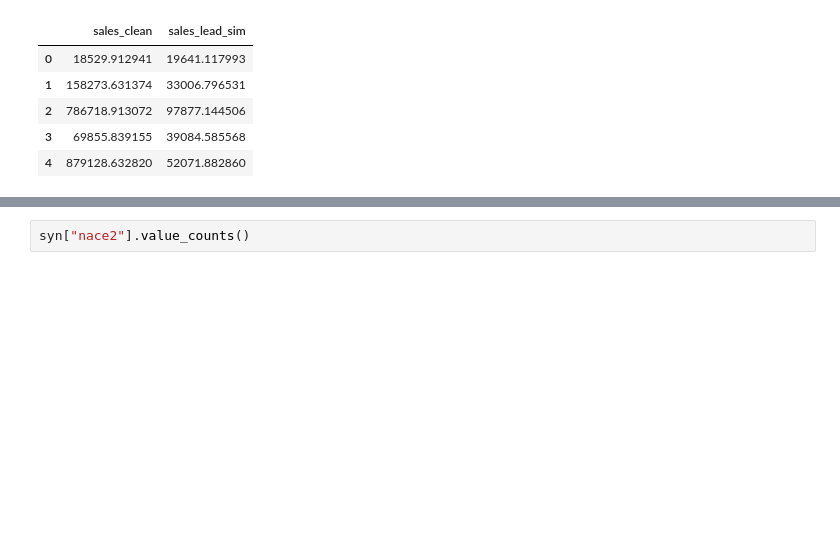
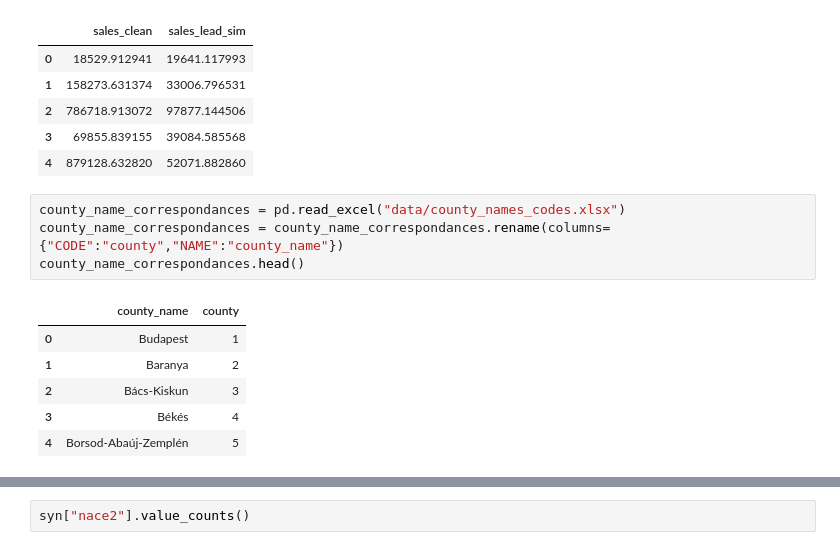
Before and after one commit to DanielBarabas/asz_course, a Jupyter notebook: create_data_10_30.ipynb, the cells around one changed output, grey strips where cells are left out. Drawn from its saved outputs; the diff is of its cells as text; blank space fills up the shorter version.

```diff
--- a/create_data_10_30.ipynb
+++ b/create_data_10_30.ipynb
@@ -421,3 +421,14 @@ syn[["sales_clean","sales_lead_sim"]].head()
 | 2 | 786718.913072 | 97877.144506 |
 | 3 | 69855.839155 | 39084.585568 |
 | 4 | 879128.632820 | 52071.882860 |
+# %%
+county_name_correspondances = pd.read_excel("data/county_names_codes.xlsx")
+county_name_correspondances = county_name_correspondances.rename(columns={"CODE":"county","NAME":"county_name"})
+county_name_correspondances.head()
+# %% [output]
+|  | county_name | county |
+| 0 | Budapest | 1 |
+| 1 | Baranya | 2 |
+| 2 | Bács-Kiskun | 3 |
+| 3 | Békés | 4 |
+| 4 | Borsod-Abaúj-Zemplén | 5 |
```
Also changed, not shown: parts of 5 cells of this notebook, 4 other files.
